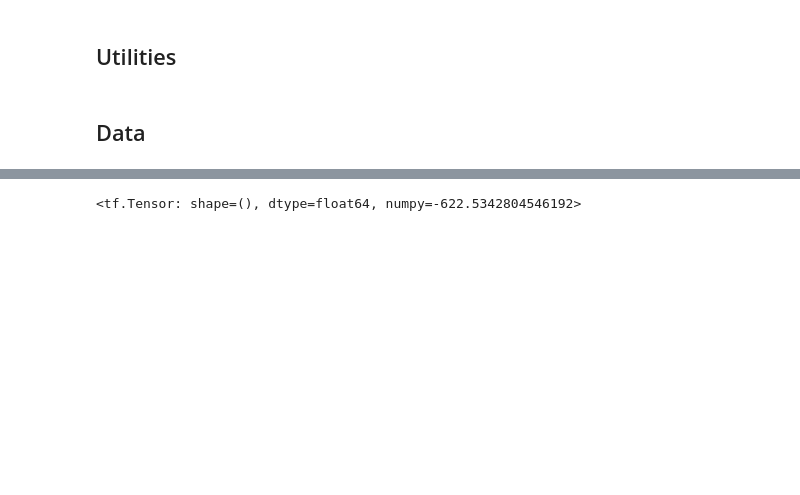
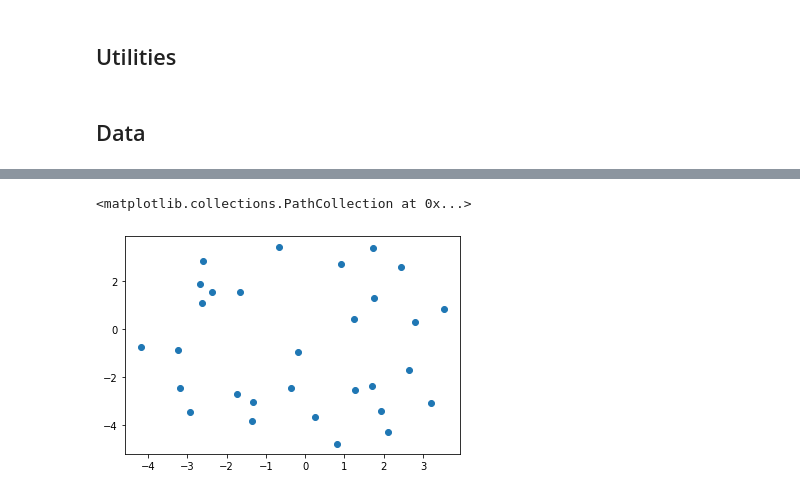
Before and after one commit to Goda-Research-Group/mlmc-model-evidence, a Jupyter notebook: notebooks/Cox_Process_modulated_by_GP.ipynb, the cells around one changed output, grey strips where cells are left out. Drawn from its saved outputs; the diff is of its cells as text; code cells hidden in the pictures; blank space fills up the shorter version.

```diff
--- a/notebooks/Cox_Process_modulated_by_GP.ipynb
+++ b/notebooks/Cox_Process_modulated_by_GP.ipynb
@@ -81 +185,6 @@ plt.scatter(x[:,0], x[:,1])
+# %%
+plt.scatter(theta['x_i'][:,0], theta['x_i'][:,1])
+# %% [output]
+<matplotlib.collections.PathCollection at 0x...>
+[figure, added]
 # %%
@@ -146,4 +240,0 @@ theta = {
-# %%
-ELBO(x, theta, phi)
-# %% [output]
-<tf.Tensor: shape=(), dtype=float64, numpy=-622.5342804546192>
```
Also changed, not shown: parts of 18 cells of this notebook, 1 other file.
